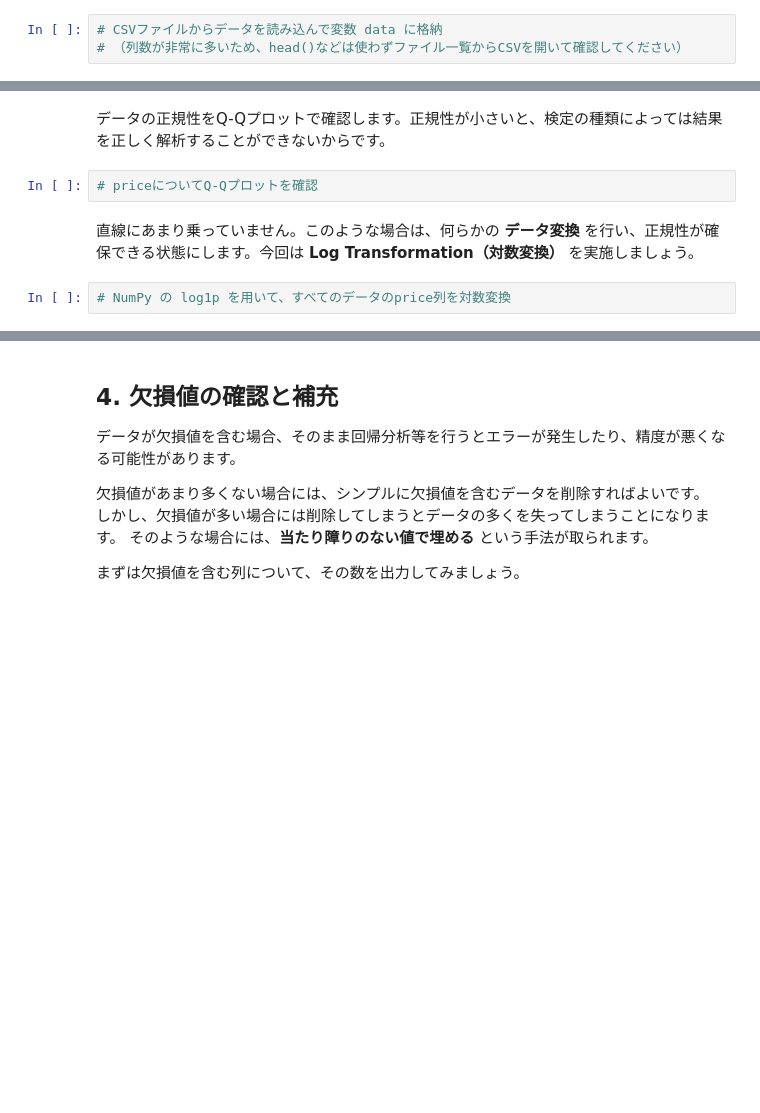
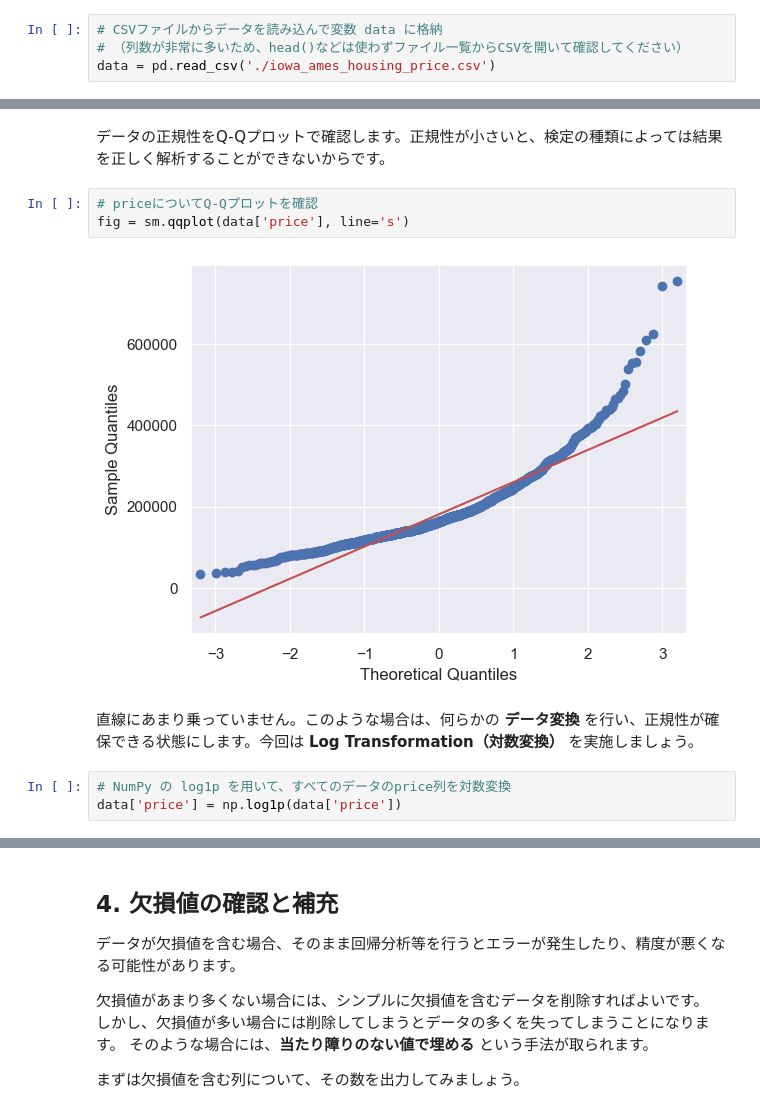
Before and after one commit to TakaoEnomoto/dsdev, a Jupyter notebook: Lesson13_Skills/課題8：住宅価格のデータ解析.ipynb, the cells around one changed output, grey strips where cells are left out. Saved outputs shown, nothing was run; the diff lists cells and outputs as text; blank space fills up the shorter version.

```diff
--- a/Lesson13_Skills/課題8：住宅価格のデータ解析.ipynb
+++ b/Lesson13_Skills/課題8：住宅価格のデータ解析.ipynb
@@ -32,15 +32,20 @@ sns.set()
 # %%
 # CSVファイルからデータを読み込んで変数 data に格納
 # （列数が非常に多いため、head()などは使わずファイル一覧からCSVを開いて確認してください）
+data = pd.read_csv('./iowa_ames_housing_price.csv')
 # %% [markdown]
 ## 3. データの概要を確認
 # %% [markdown]
 データの正規性をQ-Qプロットで確認します。正規性が小さいと、検定の種類によっては結果を正しく解析することができないからです。
 # %%
 # priceについてQ-Qプロットを確認
+fig = sm.qqplot(data['price'], line='s')
+# %% [output]
+[figure, added]
 # %% [markdown]
 直線にあまり乗っていません。このような場合は、何らかの **データ変換** を行い、正規性が確保できる状態にします。今回は **Log Transformation（対数変換）** を実施しましょう。
 # %%
 # NumPy の log1p を用いて、すべてのデータのprice列を対数変換
+data['price'] = np.log1p(data['price'])
 # %%
 # 再度priceについてQ-Qプロットを確認
```
Also changed, not shown: parts of 5 cells of this notebook.
